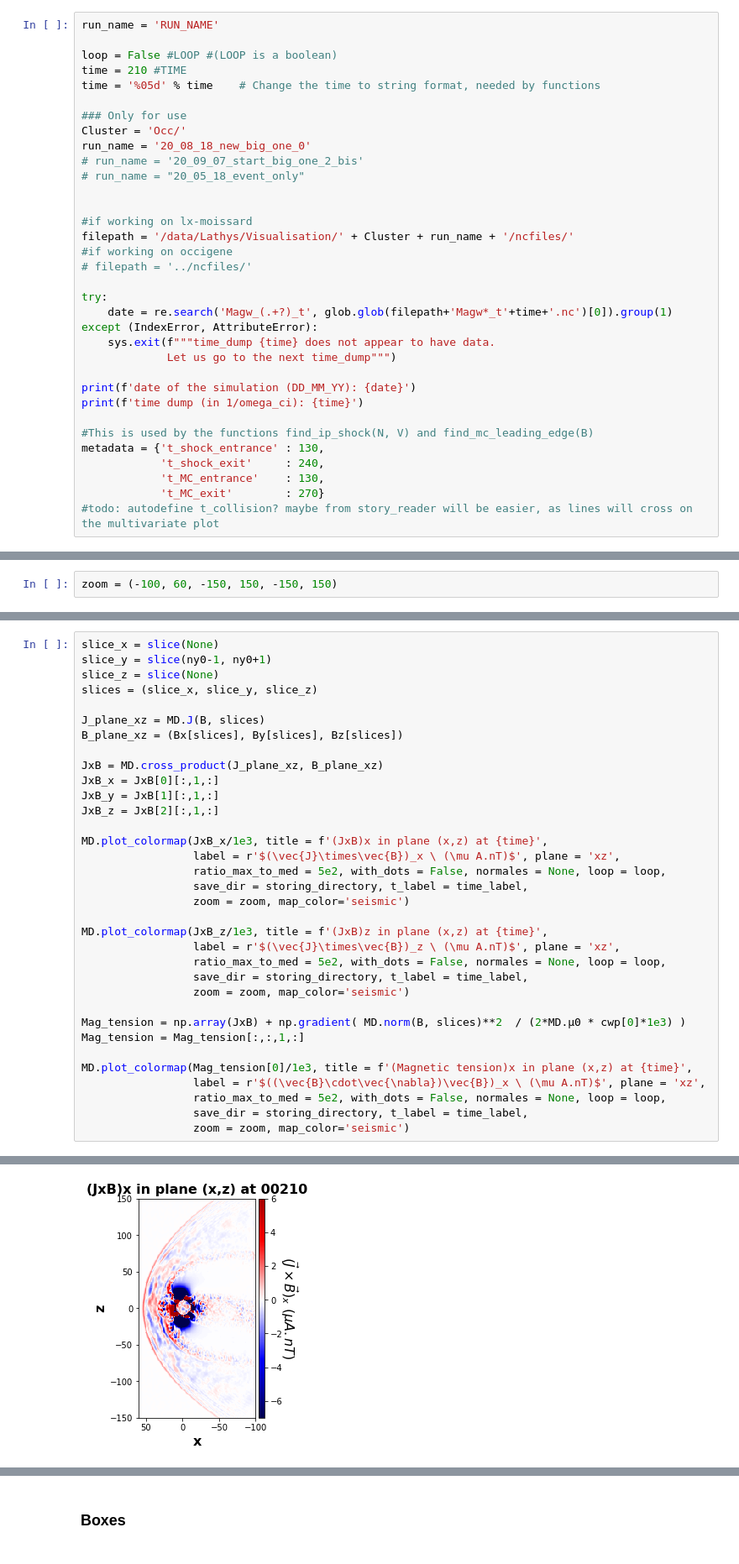
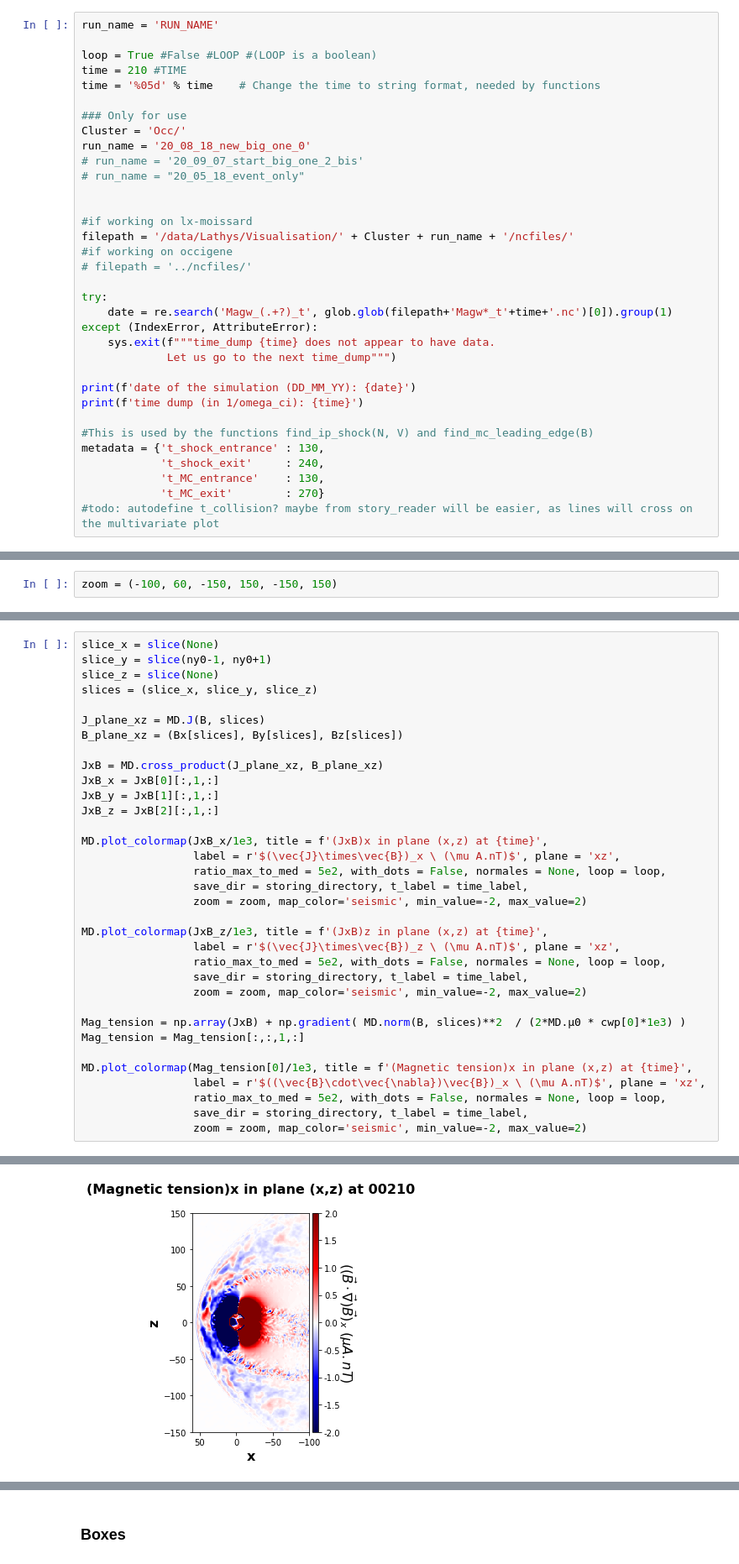
Before and after one commit to cmoissar/Jupyter-Notebooks, a Jupyter notebook: Story_Writer.ipynb, the cells around one changed output, grey strips where cells are left out. Shown at 84% size. Drawn from its saved outputs; the diff is of its cells as text.

```diff
--- a/Story_Writer.ipynb
+++ b/Story_Writer.ipynb
@@ -63,7 +63,7 @@ rcParams["figure.figsize"] = [9.4, 4.8]
 # %%
 run_name = 'RUN_NAME'
 
-loop = False #LOOP #(LOOP is a boolean)
+loop = True #False #LOOP #(LOOP is a boolean)
 time = 210 #TIME
 time = '%05d' % time    # Change the time to string format, needed by functions
 
@@ -1173,13 +1189,13 @@ MD.plot_colormap(JxB_x/1e3, title = f'(JxB)x in plane (x,z) at {time}',
                  label = r'$(\vec{J}\times\vec{B})_x \ (\mu A.nT)$', plane = 'xz',
                  ratio_max_to_med = 5e2, with_dots = False, normales = None, loop = loop,
                  save_dir = storing_directory, t_label = time_label,
-                 zoom = zoom, map_color='seismic')
+                 zoom = zoom, map_color='seismic', min_value=-2, max_value=2)
 
 MD.plot_colormap(JxB_z/1e3, title = f'(JxB)z in plane (x,z) at {time}',
                  label = r'$(\vec{J}\times\vec{B})_z \ (\mu A.nT)$', plane = 'xz',
                  ratio_max_to_med = 5e2, with_dots = False, normales = None, loop = loop,
                  save_dir = storing_directory, t_label = time_label,
-                 zoom = zoom, map_color='seismic')
+                 zoom = zoom, map_color='seismic', min_value=-2, max_value=2)
 
 Mag_tension = np.array(JxB) + np.gradient( MD.norm(B, slices)**2  / (2*MD.µ0 * cwp[0]*1e3) )
 Mag_tension = Mag_tension[:,:,1,:]
@@ -1188,5 +1204,5 @@ MD.plot_colormap(Mag_tension[0]/1e3, title = f'(Magnetic tension)x in plane (x,z
                  label = r'$((\vec{B}\cdot\vec{\nabla})\vec{B})_x \ (\mu A.nT)$', plane = 'xz',
                  ratio_max_to_med = 5e2, with_dots = False, normales = None, loop = loop,
                  save_dir = storing_directory, t_label = time_label,
-                 zoom = zoom, map_color='seismic')
+                 zoom = zoom, map_color='seismic', min_value=-2, max_value=2)
 # %% [output]
@@ -1193 +1210 @@ MD.plot_colormap(Mag_tension[0]/1e3, title = f'(Magnetic tension)x in plane (x,z
-[figure, old version]
+[figure, new version]
```
Also changed, not shown: parts of 33 cells of this notebook, 1 other file.
